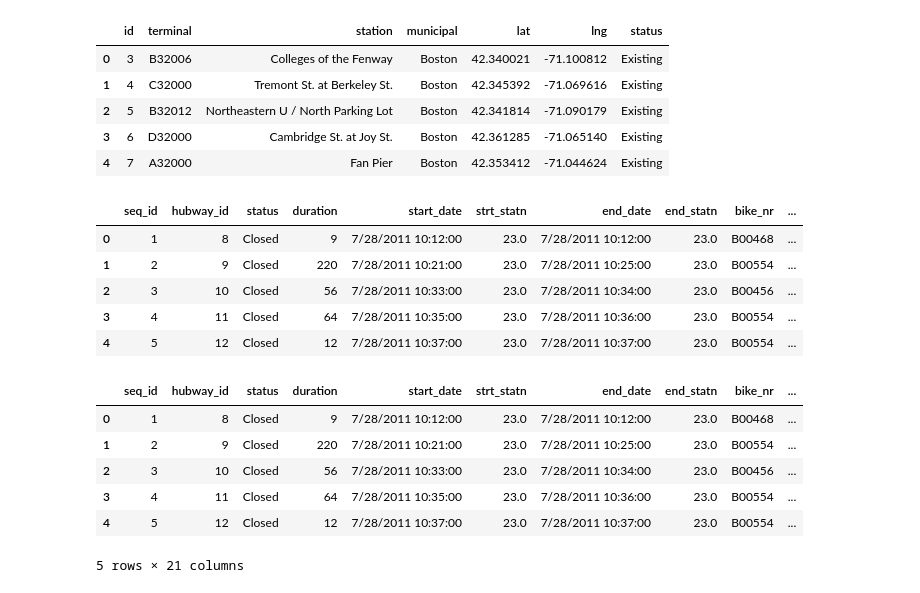
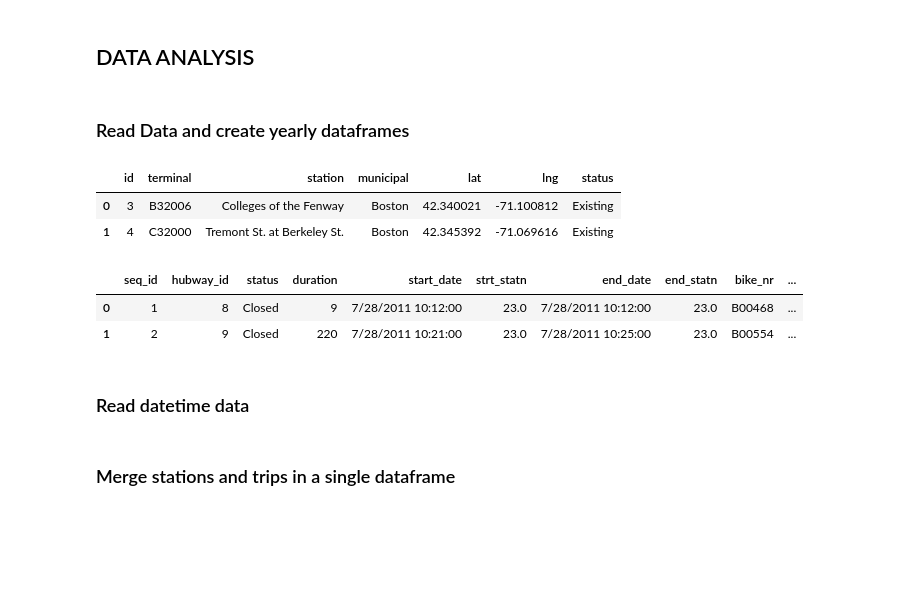
Before and after one commit to jcassoumounat/Hubway-Analysis, a Jupyter notebook: notebooks/parse_data.ipynb, the cells around one changed output. Cells and saved outputs as stored; diff of their text form; code cells hidden in the pictures; blank space fills up the shorter version.

Commit message:
Update parse_data notebook

```diff
--- a/notebooks/parse_data.ipynb
+++ b/notebooks/parse_data.ipynb
@@ -7,3 +17,7 @@ py.init_notebook_mode(connected=True)
+# %% [markdown]
+## DATA ANALYSIS
+# %% [markdown]
+### Read Data and create yearly dataframes
 # %%
 hubway_stations = pd.read_csv("../data/hubway_stations.csv")
 hubway_trips = pd.read_csv("../data/hubway_trips.csv")
@@ -16,18 +24,14 @@ hubway_trips_2013 = hubway_trips[year_data.isin(['2013'])]
 # %%
-hubway_stations.head()
+hubway_stations.head(2)
 # %% [output]
 |  | id | terminal | station | municipal | lat | lng | status |
 | 0 | 3 | B32006 | Colleges of the Fenway | Boston | 42.340021 | -71.100812 | Existing |
 | 1 | 4 | C32000 | Tremont St. at Berkeley St. | Boston | 42.345392 | -71.069616 | Existing |
-| 2 | 5 | B32012 | Northeastern U / North Parking Lot | Boston | 42.341814 | -71.090179 | Existing |
-| 3 | 6 | D32000 | Cambridge St. at Joy St. | Boston | 42.361285 | -71.065140 | Existing |
-| 4 | 7 | A32000 | Fan Pier | Boston | 42.353412 | -71.044624 | Existing |
 # %%
-hubway_trips.head()
+hubway_trips.head(2)
 # %% [output]
 |  | seq_id | hubway_id | status | duration | start_date | strt_statn | end_date | end_statn | bike_nr | ... |
 | 0 | 1 | 8 | Closed | 9 | 7/28/2011 10:12:00 | 23.0 | 7/28/2011 10:12:00 | 23.0 | B00468 | ... |
 | 1 | 2 | 9 | Closed | 220 | 7/28/2011 10:21:00 | 23.0 | 7/28/2011 10:25:00 | 23.0 | B00554 | ... |
-| 2 | 3 | 10 | Closed | 56 | 7/28/2011 10:33:00 | 23.0 | 7/28/2011 10:34:00 | 23.0 | B00456 | ... |
-| 3 | 4 | 11 | Closed | 64 | 7/28/2011 10:35:00 | 23.0 | 7/28/2011 10:36:00 | 23.0 | B00554 | ... |
-| 4 | 5 | 12 | Closed | 12 | 7/28/2011 10:37:00 | 23.0 | 7/28/2011 10:37:00 | 23.0 | B00554 | ... |
+# %% [markdown]
+### Read datetime data
@@ -34,3 +44,5 @@ hubway_trips.head()
+# %% [markdown]
+### Merge stations and trips in a single dataframe
 # %%
 ## Merge trips and stations data
 
@@ -47,13 +59,3 @@ hubway_trips_end = hubway_trips_end.rename(columns={'terminal': 'end_terminal',
                                                         'lat' : 'end_lat', 'lng' : 'end_lng'})
 
 hubway_trips_merged = hubway_trips_end
-# %%
-hubway_trips_merged.head()
-# %% [output]
-|  | seq_id | hubway_id | status | duration | start_date | strt_statn | end_date | end_statn | bike_nr | ... |
-| 0 | 1 | 8 | Closed | 9 | 7/28/2011 10:12:00 | 23.0 | 7/28/2011 10:12:00 | 23.0 | B00468 | ... |
-| 1 | 2 | 9 | Closed | 220 | 7/28/2011 10:21:00 | 23.0 | 7/28/2011 10:25:00 | 23.0 | B00554 | ... |
-| 2 | 3 | 10 | Closed | 56 | 7/28/2011 10:33:00 | 23.0 | 7/28/2011 10:34:00 | 23.0 | B00456 | ... |
-| 3 | 4 | 11 | Closed | 64 | 7/28/2011 10:35:00 | 23.0 | 7/28/2011 10:36:00 | 23.0 | B00554 | ... |
-| 4 | 5 | 12 | Closed | 12 | 7/28/2011 10:37:00 | 23.0 | 7/28/2011 10:37:00 | 23.0 | B00554 | ... |
-5 rows × 21 columns
```
Also changed, not shown: parts of 82 cells of this notebook, 2 other files.
